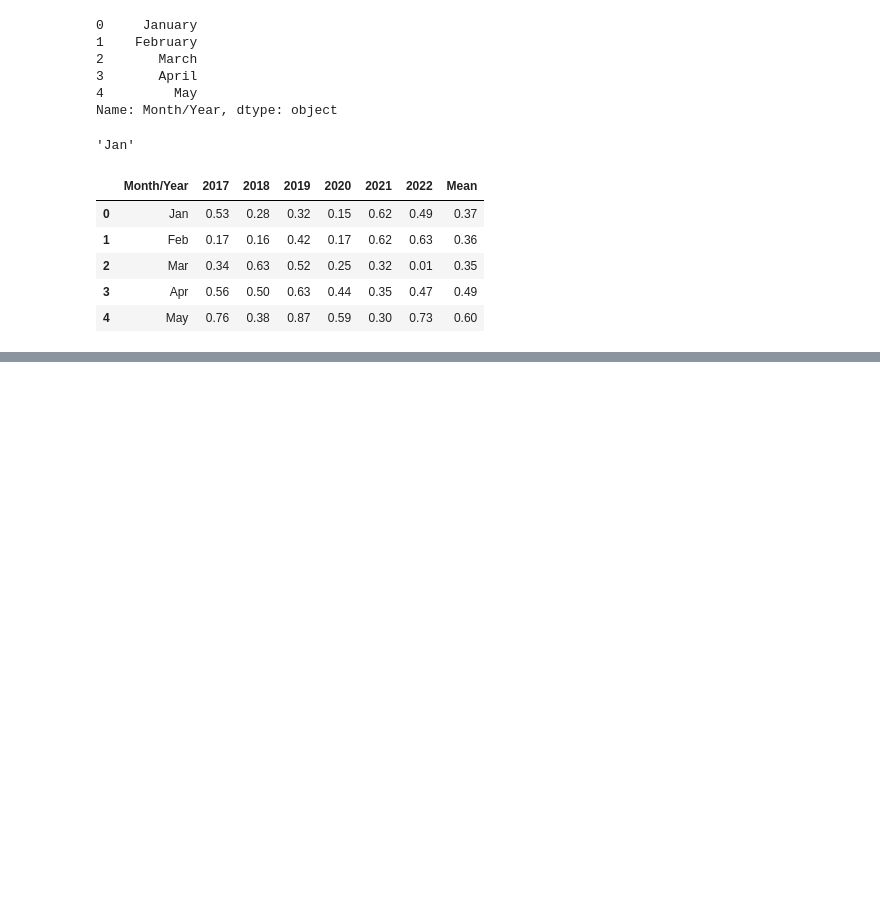
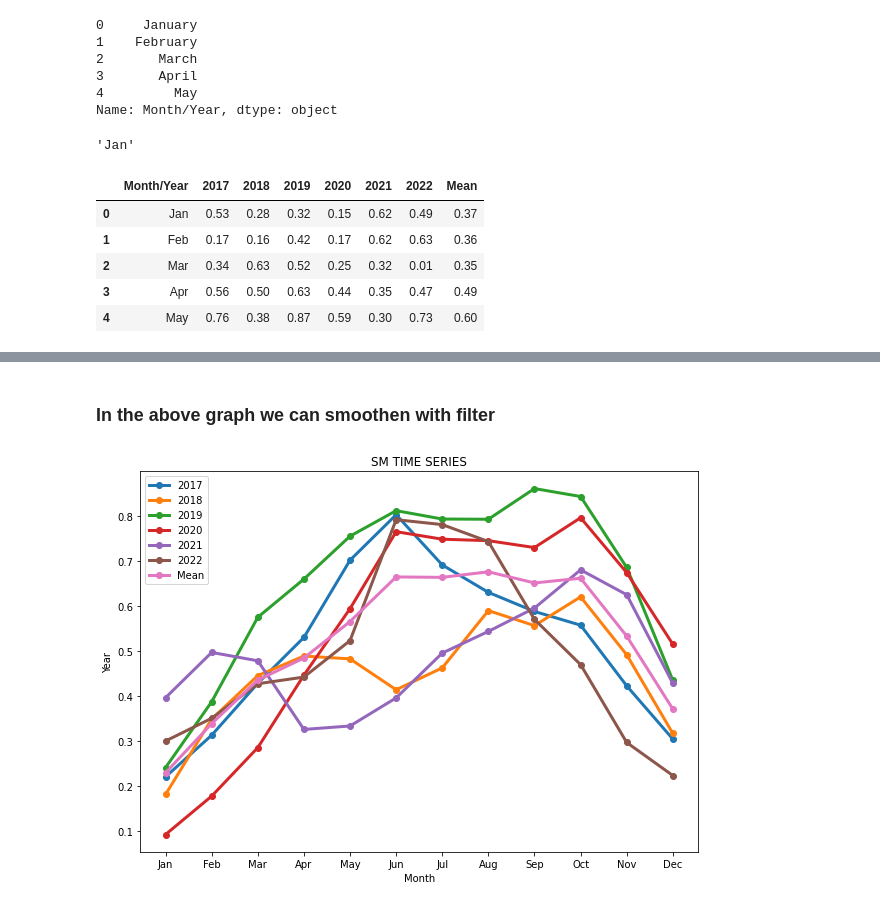
Before and after one commit to jagadeeshreddyr/Data-visualization, a Jupyter notebook: Time-Series.ipynb, the cells around one changed output, grey strips where cells are left out. Cells and saved outputs as stored; diff of their text form; code cells hidden in the pictures; blank space fills up the shorter version.

```diff
--- a/Time-Series.ipynb
+++ b/Time-Series.ipynb
@@ -85,0 +99,16 @@ for col in columns:
+# %% [markdown]
+### In the above graph we can smoothen with filter
+# %%
+fig, ax = plt.subplots(figsize=(10, 7),  facecolor='white')
+
+for col in columns:
+    points = savgol_filter(df[col],window_length = 7, polyorder = 3 , mode = 'constant' )
+    ax.plot(df['Month/Year'], points, 'o-', label = col, linewidth = 3 )
+    ax.legend()
+
+    plt.xlabel('Month')
+    plt.ylabel('Year')
+    plt.title('SM TIME SERIES')
+    plt.savefig(f'graphs/time-series/sm_normal.png')
+# %% [output]
+[figure, added]
```
Also changed, not shown: parts of 5 cells of this notebook, 6 other files.
